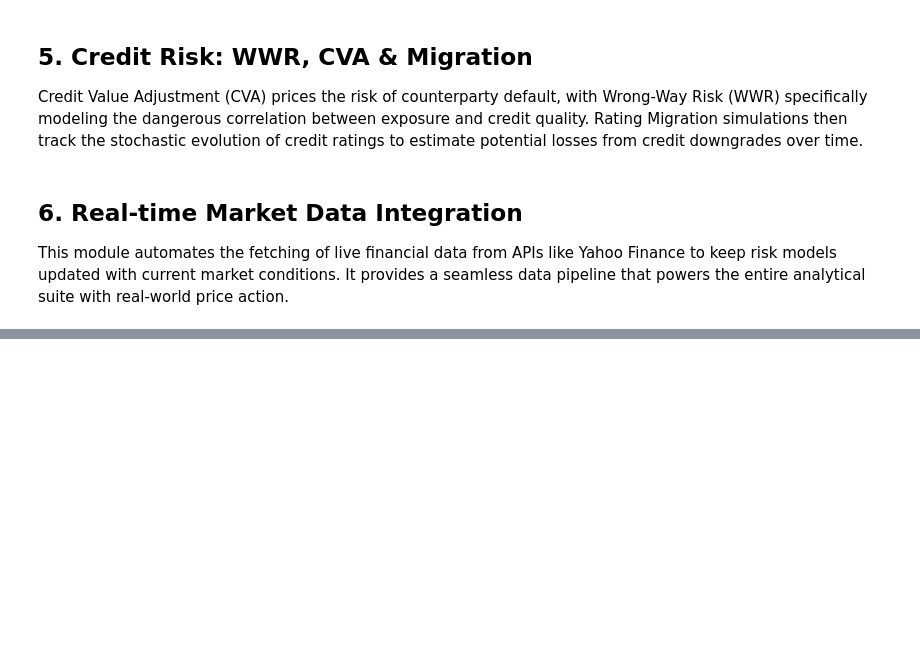
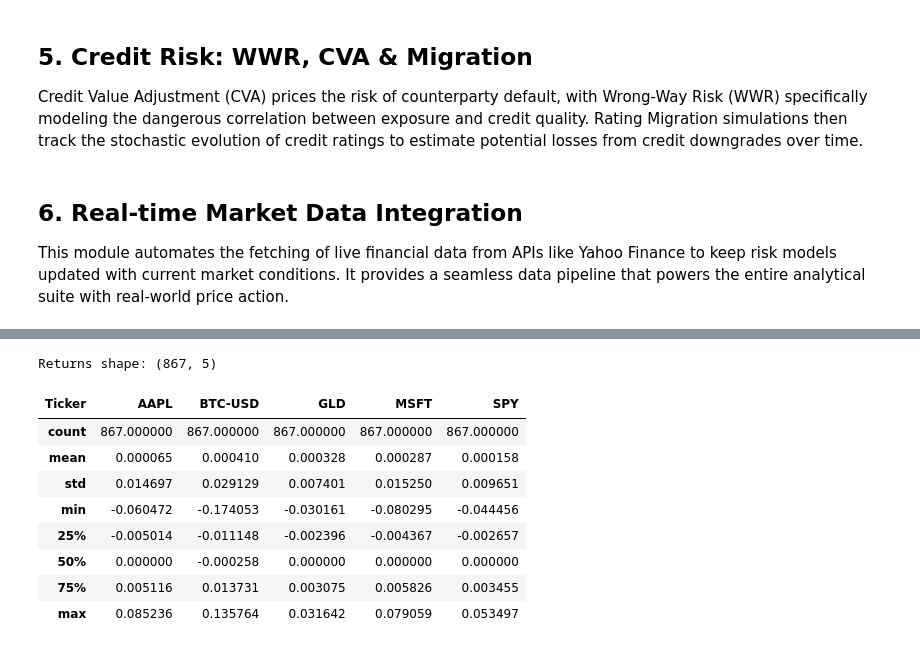
Before and after one commit to thompgt/quant-risk-core, a Jupyter notebook: risk_analysis_visuals.ipynb, the cells around one changed output, grey strips where cells are left out. Saved outputs shown, nothing was run; the diff lists cells and outputs as text; code cells hidden in the pictures; blank space fills up the shorter version.

Commit message:
Expand Market Analytics Dashboard with 10+ cells, live data, and technical documentation

```diff
--- a/risk_analysis_visuals.ipynb
+++ b/risk_analysis_visuals.ipynb
@@ -172,0 +179,5 @@ except Exception as e:
+# %%
+from data.data_connectors import YahooFinanceConnector
+tickers = ['AAPL', 'MSFT', 'BTC-USD', 'GLD', 'SPY']
+raw_data = YahooFinanceConnector.fetch_historical_prices(tickers, '2022-01-01', '2024-05-20')
+raw_data.tail()
@@ -172,0 +195,17 @@ except Exception as e:
+# %%
+from market_risk.data_preprocessor import DataPreprocessor
+preprocessor = DataPreprocessor()
+returns_df = preprocessor.compute_log_returns(raw_data)
+print(f'Returns shape: {returns_df.shape}')
+returns_df.describe()
+# %% [output]
+Returns shape: (867, 5)
+| Ticker | AAPL | BTC-USD | GLD | MSFT | SPY |
+| count | 867.000000 | 867.000000 | 867.000000 | 867.000000 | 867.000000 |
+| mean | 0.000065 | 0.000410 | 0.000328 | 0.000287 | 0.000158 |
+| std | 0.014697 | 0.029129 | 0.007401 | 0.015250 | 0.009651 |
+| min | -0.060472 | -0.174053 | -0.030161 | -0.080295 | -0.044456 |
+| 25% | -0.005014 | -0.011148 | -0.002396 | -0.004367 | -0.002657 |
+| 50% | 0.000000 | -0.000258 | 0.000000 | 0.000000 | 0.000000 |
+| 75% | 0.005116 | 0.013731 | 0.003075 | 0.005826 | 0.003455 |
+| max | 0.085236 | 0.135764 | 0.031642 | 0.079059 | 0.053497 |
```
Also changed, not shown: parts of 18 cells of this notebook, 1 other file.
